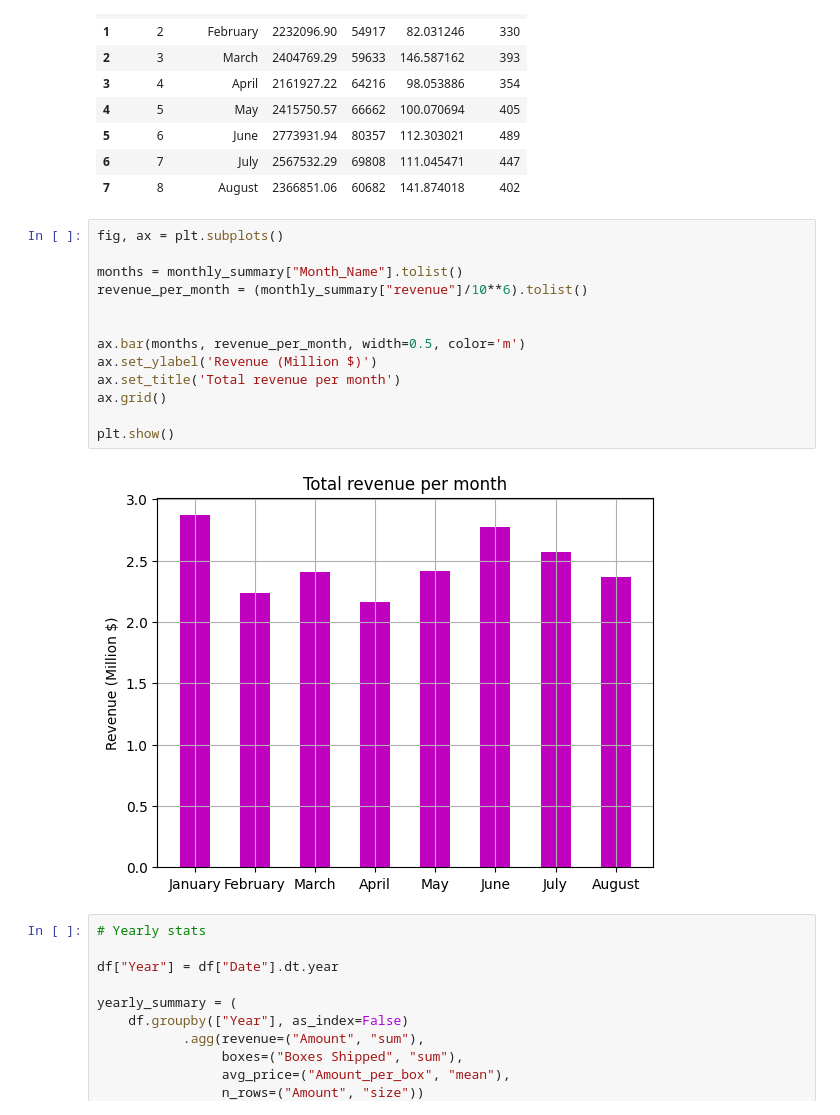
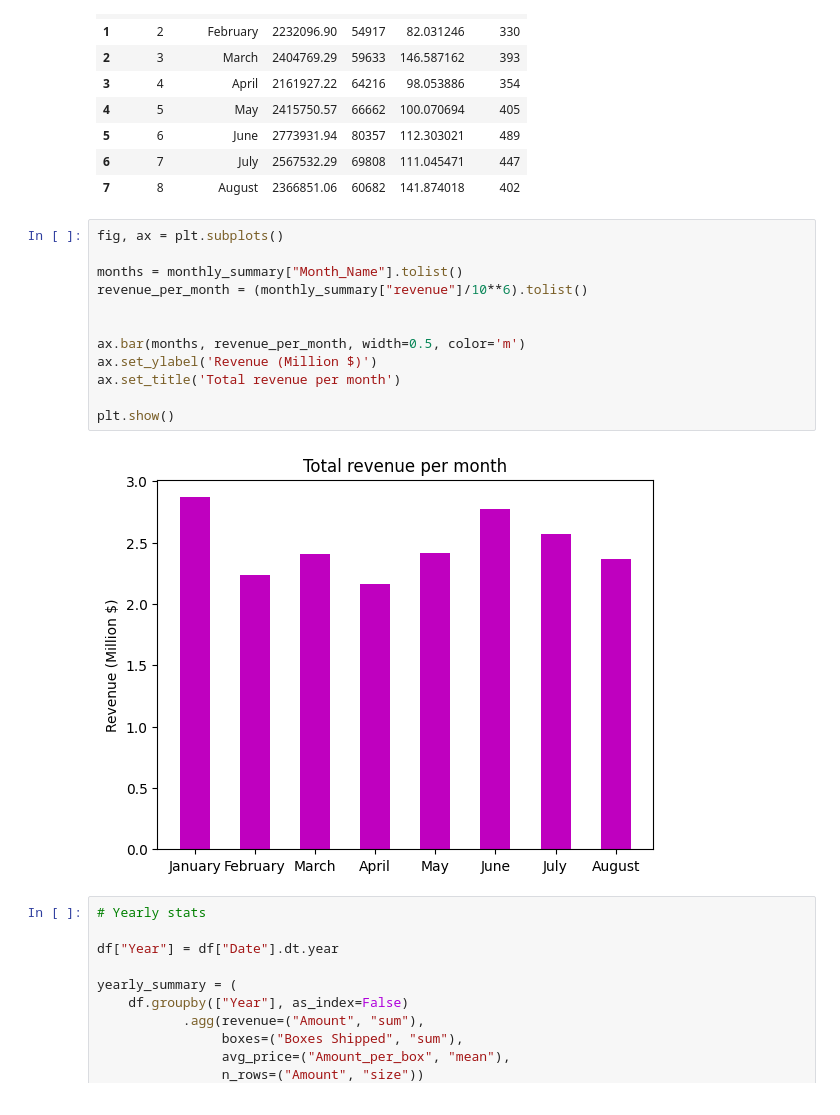
Before and after one commit to Eymeee/Chocolate-Sales-Forecasting, a Jupyter notebook: notebooks/EDA.ipynb, the cells around one changed output. Drawn from its saved outputs; the diff is of its cells as text.

```diff
--- a/notebooks/EDA.ipynb
+++ b/notebooks/EDA.ipynb
@@ -122,18 +122,17 @@ monthly_summary
 # %%
 fig, ax = plt.subplots()
 
 months = monthly_summary["Month_Name"].tolist()
 revenue_per_month = (monthly_summary["revenue"]/10**6).tolist()
 
 
 ax.bar(months, revenue_per_month, width=0.5, color='m')
 ax.set_ylabel('Revenue (Million $)')
 ax.set_title('Total revenue per month')
-ax.grid()
 
 plt.show()
 # %% [output]
-[figure, old version]
+[figure, new version]
 # %%
 # Yearly stats
 
```
Also changed, not shown: parts of 2 cells of this notebook, 2 other files.
